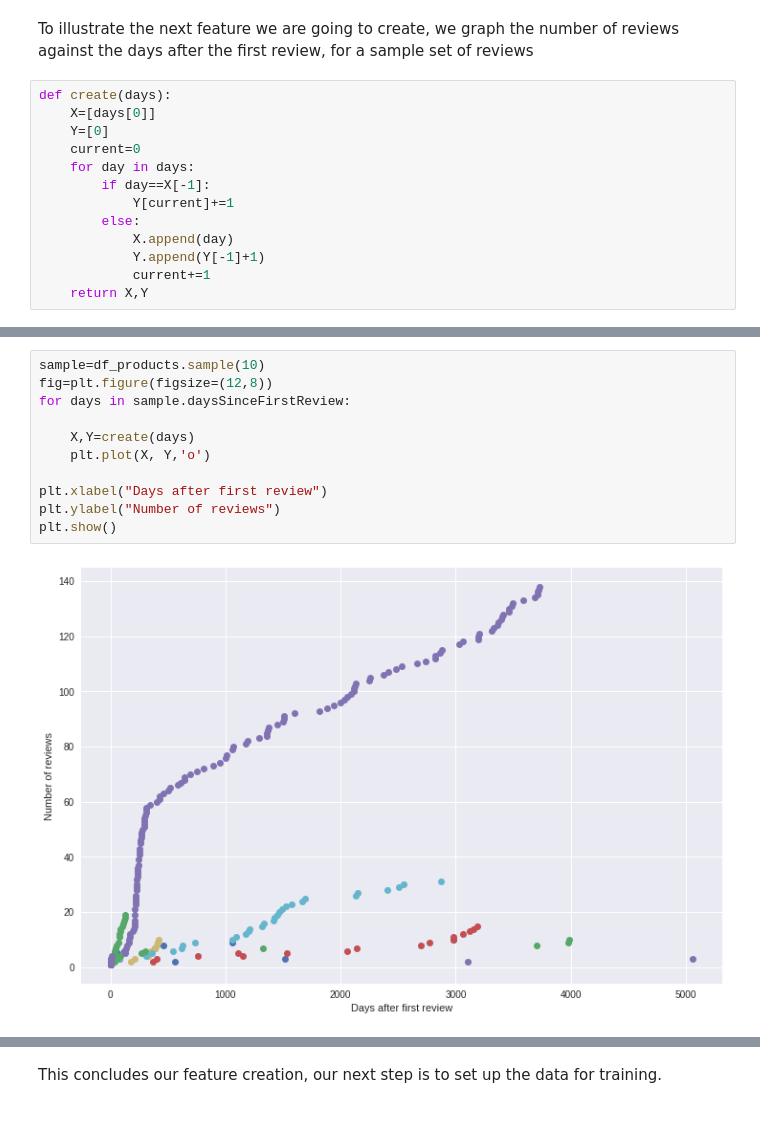
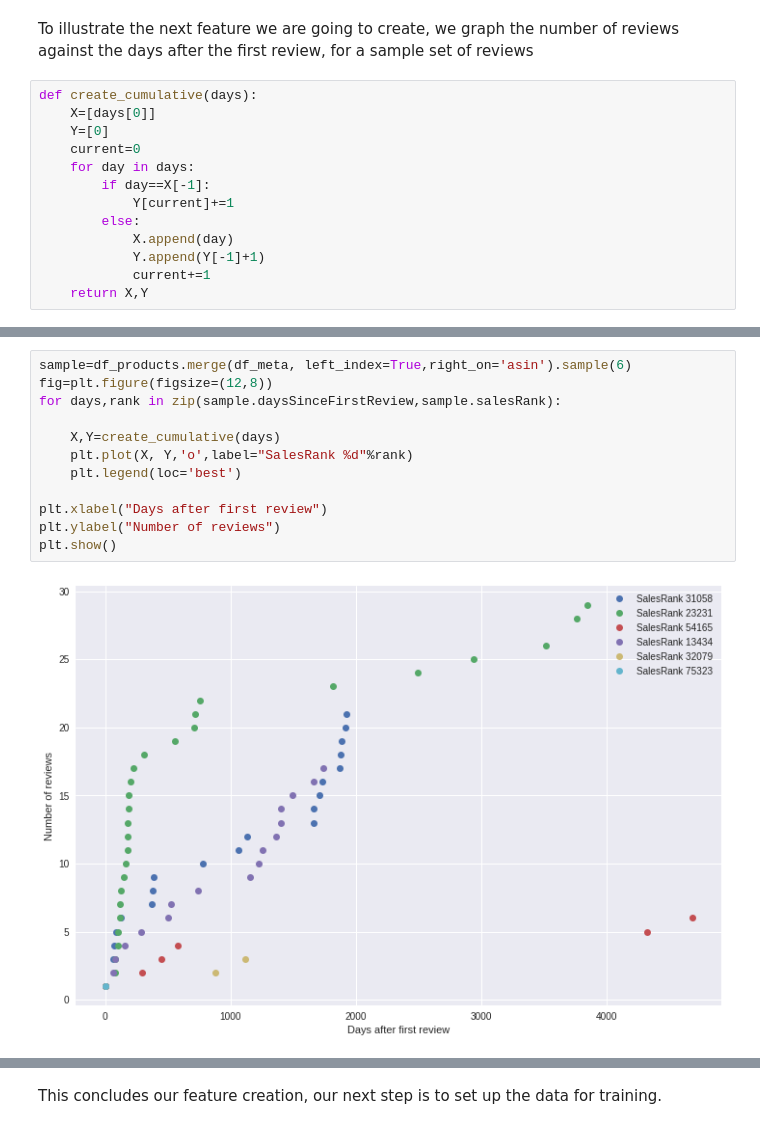
Before and after one commit to mptcloud/hackon_data, a Jupyter notebook: Predicting_salesRank/Predicting_salesRank.ipynb, the cells around one changed output, grey strips where cells are left out. Saved outputs shown, nothing was run; the diff lists cells and outputs as text.

```diff
--- a/Predicting_salesRank/Predicting_salesRank.ipynb
+++ b/Predicting_salesRank/Predicting_salesRank.ipynb
@@ -407,7 +407,7 @@ df_products['numberReviews']=df_products.daysSinceFirstReview.apply(lambda x: le
 # %% [markdown]
 To illustrate the next feature we are going to create, we graph the number of reviews against the days after the first review, for a sample set of reviews
 # %%
-def create(days):
+def create_cumulative(days):
     X=[days[0]]
     Y=[0]
     current=0
@@ -422,16 +433,17 @@ def create(days):
 # %%
-sample=df_products.sample(10)
+sample=df_products.merge(df_meta, left_index=True,right_on='asin').sample(6)
 fig=plt.figure(figsize=(12,8))
-for days in sample.daysSinceFirstReview:
+for days,rank in zip(sample.daysSinceFirstReview,sample.salesRank):
 
-    X,Y=create(days)
-    plt.plot(X, Y,'o')
+    X,Y=create_cumulative(days)
+    plt.plot(X, Y,'o',label="SalesRank %d"%rank)
+    plt.legend(loc='best')
 
 plt.xlabel("Days after first review")
 plt.ylabel("Number of reviews")
 plt.show()
 # %% [output]
-[figure, old version]
+[figure, new version]
 # %% [markdown]
 Let's make the following assumption:
 
```
Also changed, not shown: parts of 24 cells of this notebook.
